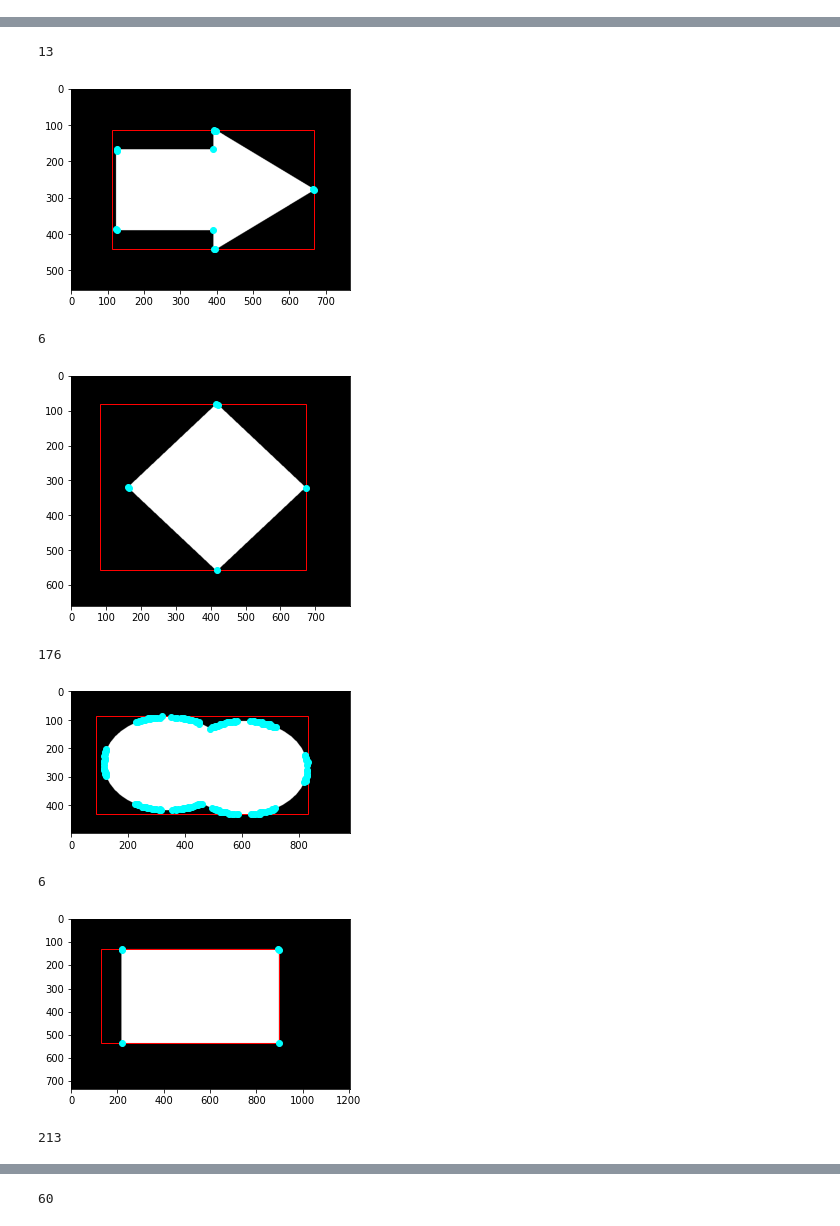
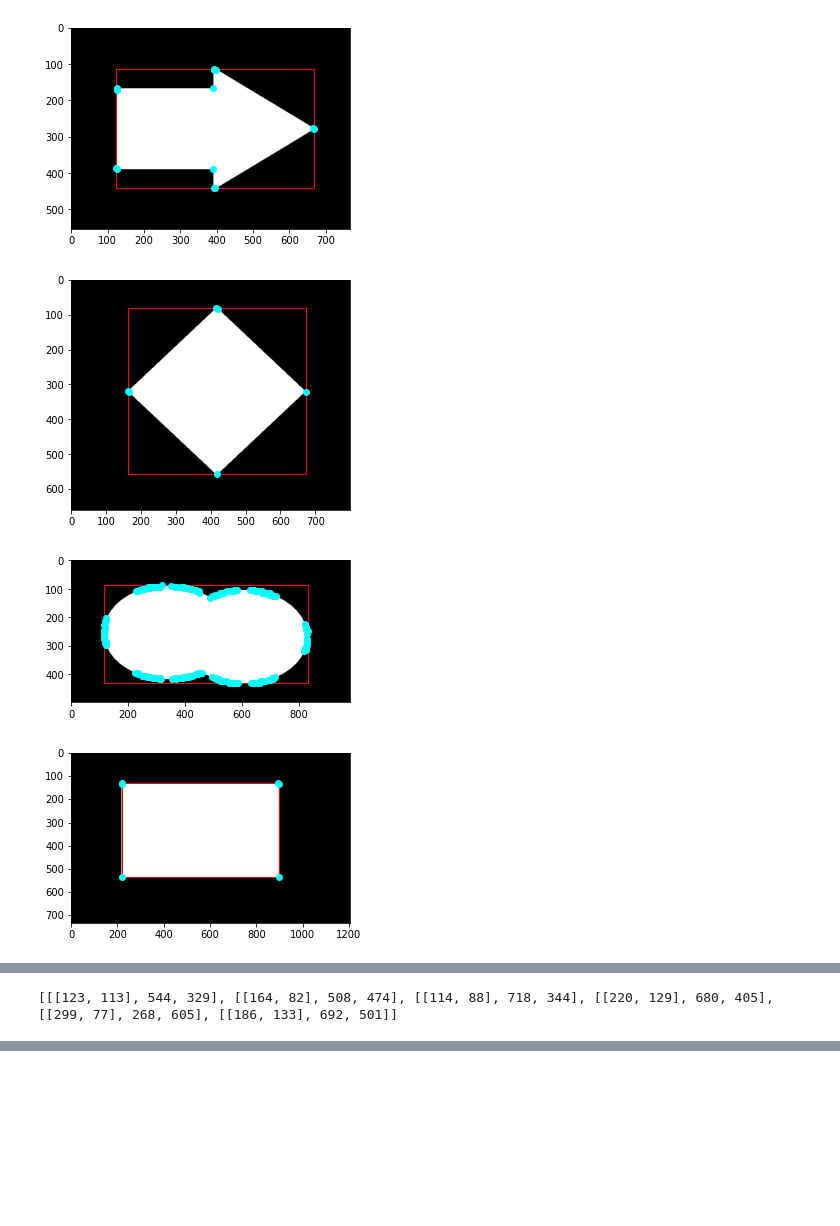
Before and after one commit to VKapicyn/cv_pilot, a Jupyter notebook: main.ipynb, the cells around one changed output, grey strips where cells are left out. Cells and saved outputs as stored; diff of their text form; code cells hidden in the pictures; blank space fills up the shorter version.

Commit message:
fix: bounding

```diff
--- a/main.ipynb
+++ b/main.ipynb
@@ -45,8 +45,8 @@ def load_images_from_folder(folder):
 imlist = load_images_from_folder('test_imgs/') # список изображений
 # %%
 # пытаюсь выделить точки границы
-coords = []
-bound = []
+all_coords = []
+all_bounds = []
 
 # задача подобрать оптимальный шаг и трешхолд
 def get_refer_coords(imlist):
@@ -54,37 +54,45 @@ def get_refer_coords(imlist):
         #Убрать в продакшене
         img = cv.cvtColor(img, cv.COLOR_BGR2GRAY) # в серошкальный (почему-то не серошкальный выходит)
         ret, img = cv.threshold(img, 240 , 255, cv.CHAIN_APPROX_NONE) # бинаризируем (черно белый)
 
         output = img.copy()
 
         output = np.float32(output)
         dst = cv.cornerHarris(output,2,3,0.04) # выделяем угловые точки
         dst = cv.dilate(dst,None)
         ret, dst = cv.threshold(dst,0.001*dst.max(),255,0)
         dst = np.uint8(dst)
 
+        # min-distance нужно будет подогнать
         coords = corner_peaks(dst, min_distance=3, threshold_rel=0.2)
 
-        print(len(coords))
         #определяю угловые точки
-        minX = coords[0][0]
-        minY = coords[0][1]
-        maxX = coords[0][0]
-        maxY = coords[0][1]
+        minX = coords[0][1]
+        minY = coords[0][0]
+        maxX = coords[0][1]
+        maxY = coords[0][0]
         for coord in coords:
             if coord[1]<minX:
                 minX = coord[1]
             if coord[0]<minY:
                 minY = coord[0]
             if coord[1]>maxX:
                 maxX = coord[1]
             if coord[0]>maxY:
                 maxY = coord[0]
         bound = [[minX, minY], maxX-minX, maxY-minY]
 
+        all_coords.append(coords)
+        all_bounds.append(bound)
+
         viewImageAndCoordInNotebook(img, coords, bound)
-    return {"coords":coords, "bound":bound}
+    return {"coords":all_coords, "bounds":all_bounds}
 
 # кол-во элементов в массиве соответствует числу Классов в обучающей выборке
-coords, bound = get_refer_coords(imlist)
+result = get_refer_coords(imlist)
+#print(result["bounds"])
 # %% [output]
+[figure, new version]
+[figure, new version]
+[figure, new version]
+[figure, new version]
@@ -91,9 +101 @@ coords, bound = get_refer_coords(imlist)
-13
+[[[123, 113], 544, 329], [[164, 82], 508, 474], [[114, 88], 718, 344], [[220, 129], 680, 405], [[299, 77], 268, 605], [[186, 133], 692, 501]]
-[figure, old version]
-6
-[figure, old version]
-176
-[figure, old version]
-6
-[figure, old version]
-213
@@ -101 +101,0 @@ coords, bound = get_refer_coords(imlist)
-60
```
Also changed, not shown: parts of 1 cell of this notebook.
